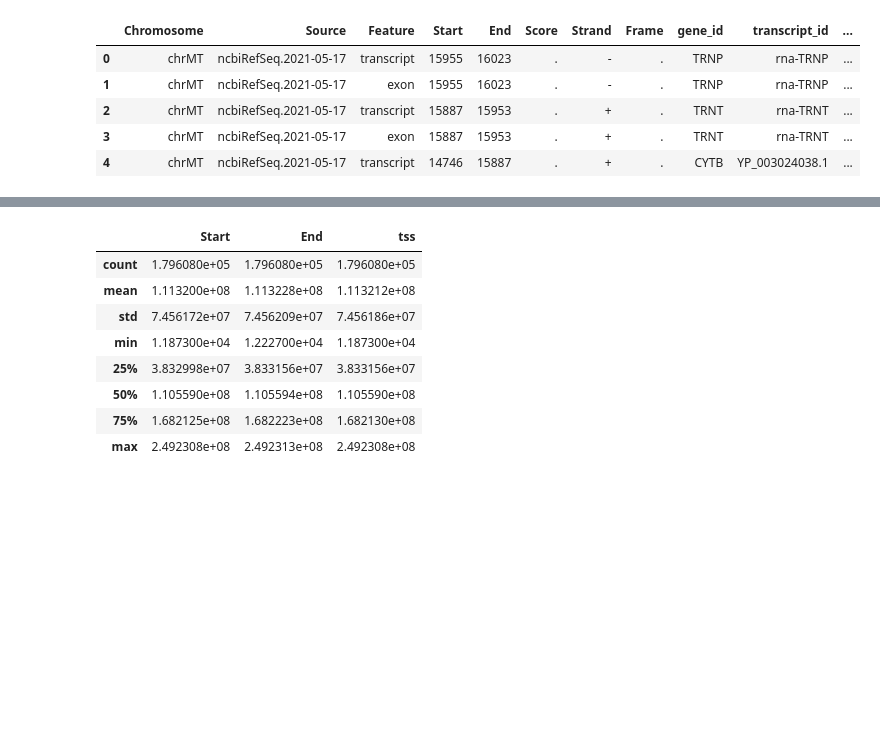
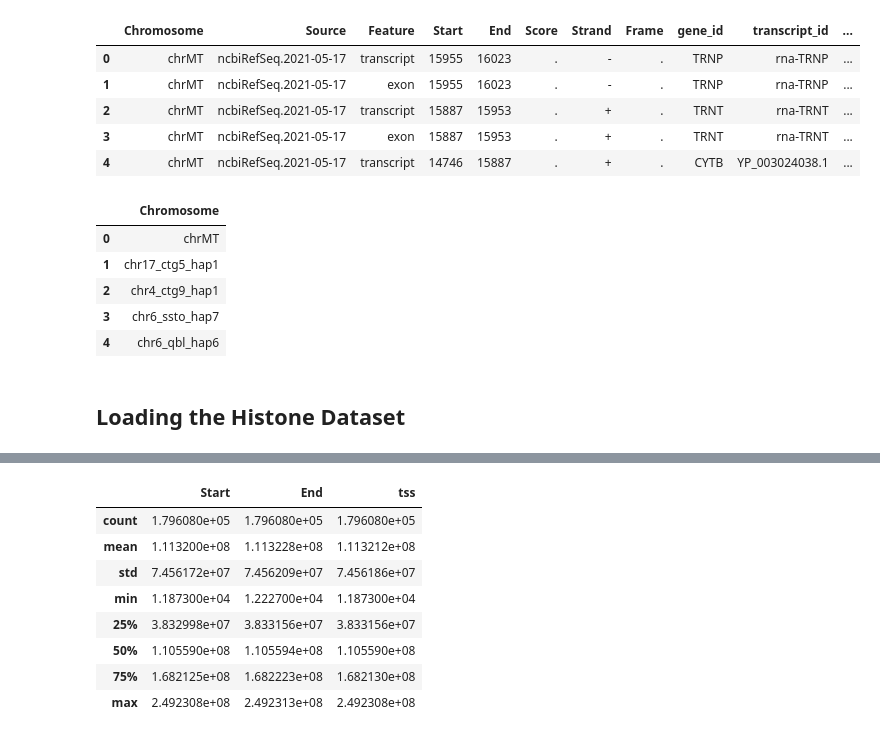
Before and after one commit to munif/epi-thesis, a Jupyter notebook: Read GTF files.ipynb, the cells around one changed output, grey strips where cells are left out. Cells and saved outputs as stored; diff of their text form; code cells hidden in the pictures; blank space fills up the shorter version.

```diff
--- a/Read GTF files.ipynb
+++ b/Read GTF files.ipynb
@@ -26,3 +37,17 @@ hg19ncbiRefSeq_df.head()
 | 2 | chrMT | ncbiRefSeq.2021-05-17 | transcript | 15887 | 15953 | . | + | . | TRNT | rna-TRNT | ... |
 | 3 | chrMT | ncbiRefSeq.2021-05-17 | exon | 15887 | 15953 | . | + | . | TRNT | rna-TRNT | ... |
 | 4 | chrMT | ncbiRefSeq.2021-05-17 | transcript | 14746 | 15887 | . | + | . | CYTB | YP_003024038.1 | ... |
+# %%
+# Find the unique chromosome name
+chromosome_df = pd.DataFrame(hg19ncbiRefSeq_df["Chromosome"].unique(), columns=["Chromosome"])
+chromosome_df.to_csv("dataset/results/Chromosome.csv")
+chromosome_df.head()
+# %% [output]
+|  | Chromosome |
+| 0 | chrMT |
+| 1 | chr17_ctg5_hap1 |
+| 2 | chr4_ctg9_hap1 |
+| 3 | chr6_ssto_hap7 |
+| 4 | chr6_qbl_hap6 |
+# %% [markdown]
+## Loading the Histone Dataset
```
Also changed, not shown: parts of 22 cells of this notebook, 1 other file.
